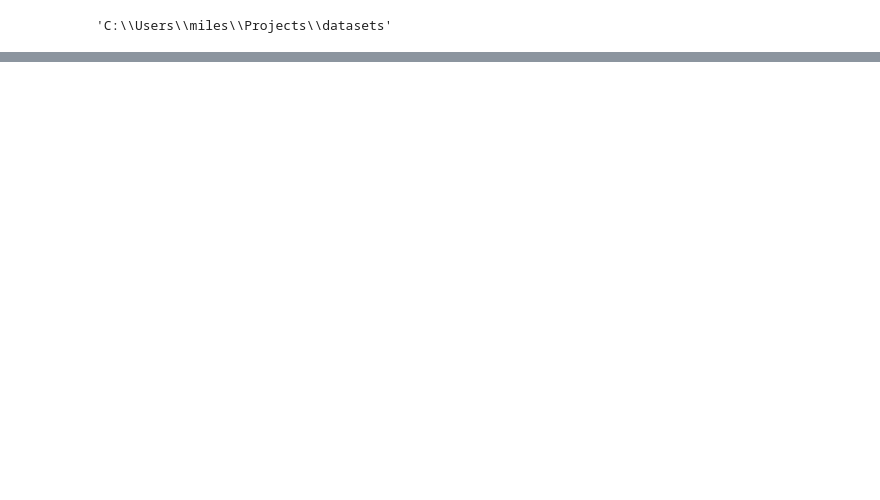
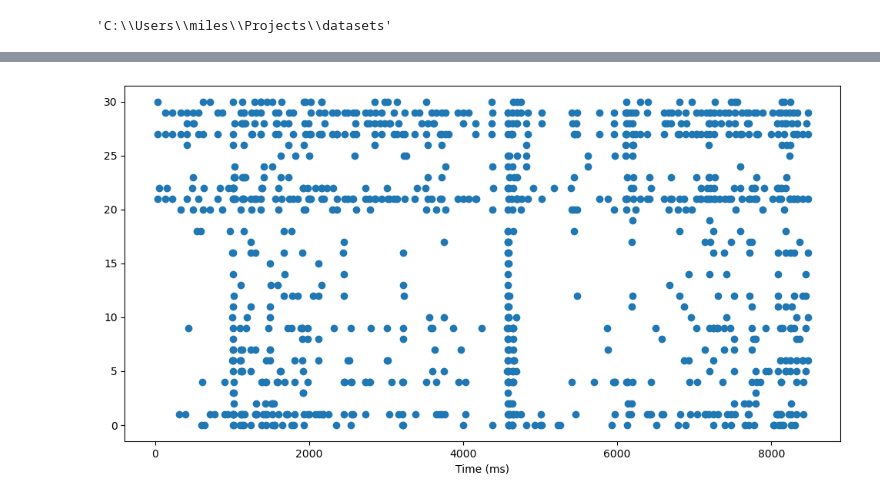
Before and after one commit to CosmicSurgery/thesis_notebooks, a Jupyter notebook: 2023.08.31 - h2 dataset hippocampus .ipynb, the cells around one changed output, grey strips where cells are left out. Cells and saved outputs as stored; diff of their text form; code cells hidden in the pictures; blank space fills up the shorter version.

```diff
--- a/2023.08.31 - h2 dataset hippocampus .ipynb
+++ b/2023.08.31 - h2 dataset hippocampus .ipynb
@@ -52,0 +168,8 @@ plt.show()
+# %%
+plt.figure(figsize=(12,6))
+cut = slice(0,1000)
+plt.scatter(spikes[cut],labels[cut])
+plt.xlabel('Time (ms)')
+plt.show()
+# %% [output]
+[figure, added]
```
Also changed, not shown: parts of 16 cells of this notebook.
